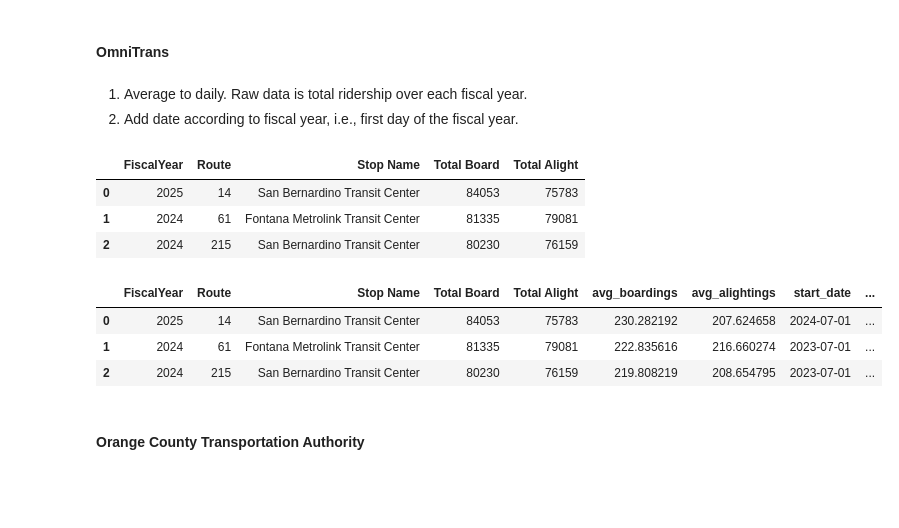
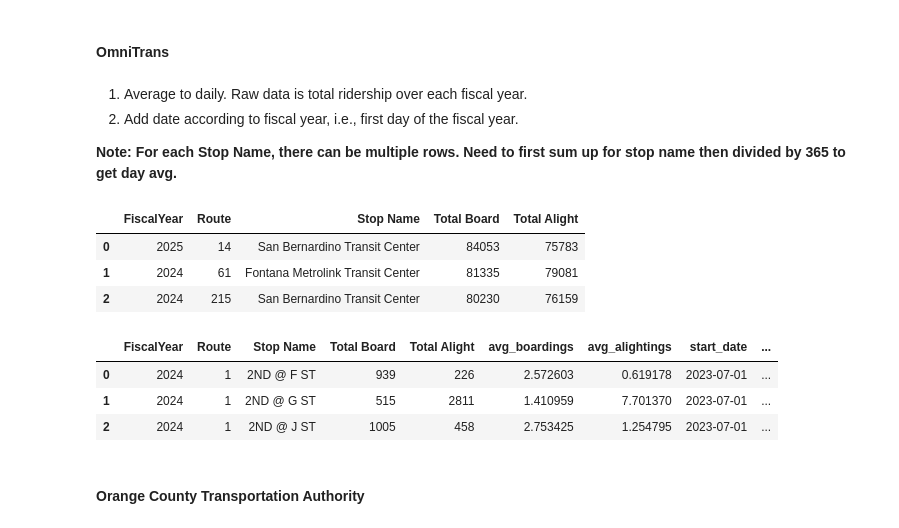
Before and after one commit to cal-itp/transit-ridership-analytics, a Jupyter notebook: Pre-process.ipynb, the cells around one changed output. Cells and saved outputs as stored; diff of their text form; code cells hidden in the pictures; blank space fills up the shorter version.

```diff
--- a/Pre-process.ipynb
+++ b/Pre-process.ipynb
@@ -391,6 +382,8 @@ raw_long_beach_export.head(3)
 # %% [markdown]
 1. Average to daily. Raw data is total ridership over each fiscal year.
 2. Add date according to fiscal year, i.e., first day of the fiscal year.
+
+**Note: For each Stop Name, there can be multiple rows. Need to first sum up for stop name then divided by 365 to get day avg.**
 # %%
 raw_omni = pd.read_excel("transit_agency_ridership_raw_datasets/OmniTrans/Ridership Data_DOT request.xlsx")
 raw_omni.head(3)
@@ -400,27 +393,30 @@ raw_omni.head(3)
 | 1 | 2024 | 61 | Fontana Metrolink Transit Center | 81335 | 79081 |
 | 2 | 2024 | 215 | San Bernardino Transit Center | 80230 | 76159 |
 # %%
+# sum up totals for each stop name
+raw_omni_export = raw_omni.groupby(["FiscalYear", "Route", "Stop Name"])[["Total Board", "Total Alight"]].sum().reset_index()
+
 # avg total ridership of fiscal year
-raw_omni['avg_boardings'] = raw_omni['Total Board']/365
-raw_omni['avg_alightings'] = raw_omni['Total Alight']/365
+raw_omni_export['avg_boardings'] = raw_omni_export['Total Board']/365
+raw_omni_export['avg_alightings'] = raw_omni_export['Total Alight']/365
 
 # specify start month of fiscal year
 start_month = 7
-raw_omni[["start_date", "end_date"]] = raw_omni["FiscalYear"].apply(lambda x: pd.Series(get_fiscal_year_range(x, start_month)))
-raw_omni["start_date"] = pd.to_datetime(raw_omni["start_date"])
-raw_omni["end_date"] = pd.to_datetime(raw_omni["end_date"])
-# raw_omni['Date'] = pd.to_datetime(raw_omni['FiscalYear']-1, format='%Y') + pd.offsets.MonthBegin(start_month-1)
+raw_omni_export[["start_date", "end_date"]] = raw_omni_export["FiscalYear"].apply(lambda x: pd.Series(get_fiscal_year_range(x, start_month)))
+raw_omni_export["start_date"] = pd.to_datetime(raw_omni_export["start_date"])
+raw_omni_export["end_date"] = pd.to_datetime(raw_omni_export["end_date"])
+# raw_omni_export['Date'] = pd.to_datetime(raw_omni_export['FiscalYear']-1, format='%Y') + pd.offsets.MonthBegin(start_month-1)
 
-raw_omni["day_type"] = "all"
+raw_omni_export["day_type"] = "all"
 
-raw_omni.to_excel("transit_agency_ridership_preprocessed_datasets/omni_trans_ridership.xlsx")
+raw_omni_export.to_excel("transit_agency_ridership_preprocessed_datasets/omni_trans_ridership.xlsx")
 
-raw_omni.head(3)
+raw_omni_export.head(3)
 # %% [output]
 |  | FiscalYear | Route | Stop Name | Total Board | Total Alight | avg_boardings | avg_alightings | start_date | ... |
-| 0 | 2025 | 14 | San Bernardino Transit Center | 84053 | 75783 | 230.282192 | 207.624658 | 2024-07-01 | ... |
-| 1 | 2024 | 61 | Fontana Metrolink Transit Center | 81335 | 79081 | 222.835616 | 216.660274 | 2023-07-01 | ... |
-| 2 | 2024 | 215 | San Bernardino Transit Center | 80230 | 76159 | 219.808219 | 208.654795 | 2023-07-01 | ... |
+| 0 | 2024 | 1 | 2ND @ F ST | 939 | 226 | 2.572603 | 0.619178 | 2023-07-01 | ... |
+| 1 | 2024 | 1 | 2ND @ G ST | 515 | 2811 | 1.410959 | 7.701370 | 2023-07-01 | ... |
+| 2 | 2024 | 1 | 2ND @ J ST | 1005 | 458 | 2.753425 | 1.254795 | 2023-07-01 | ... |
 # %% [markdown]
 #### Orange County Transportation Authority
 # %% [markdown]
```
Also changed, not shown: parts of 30 cells of this notebook, 12 other files.
